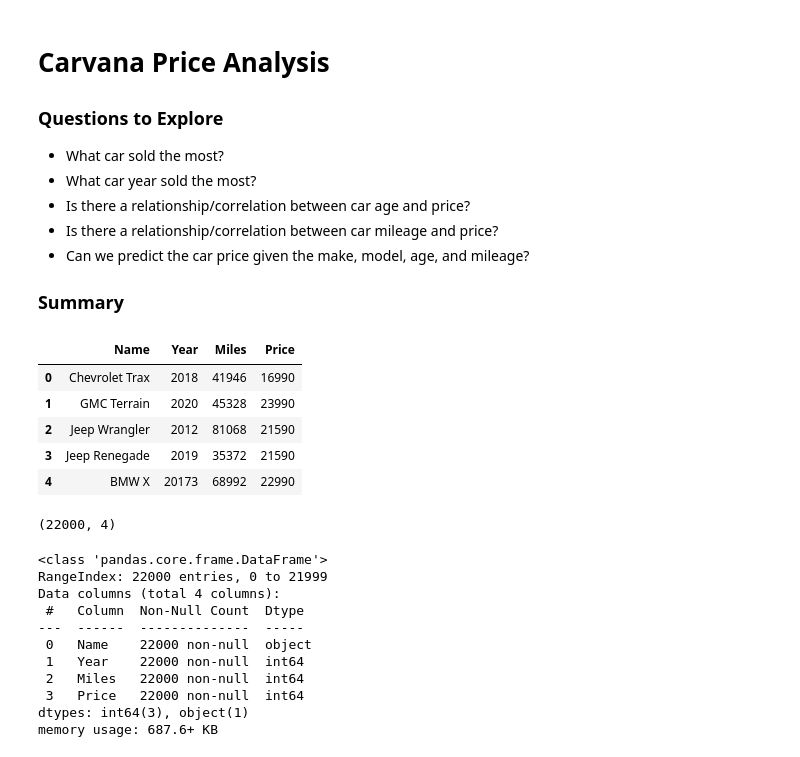
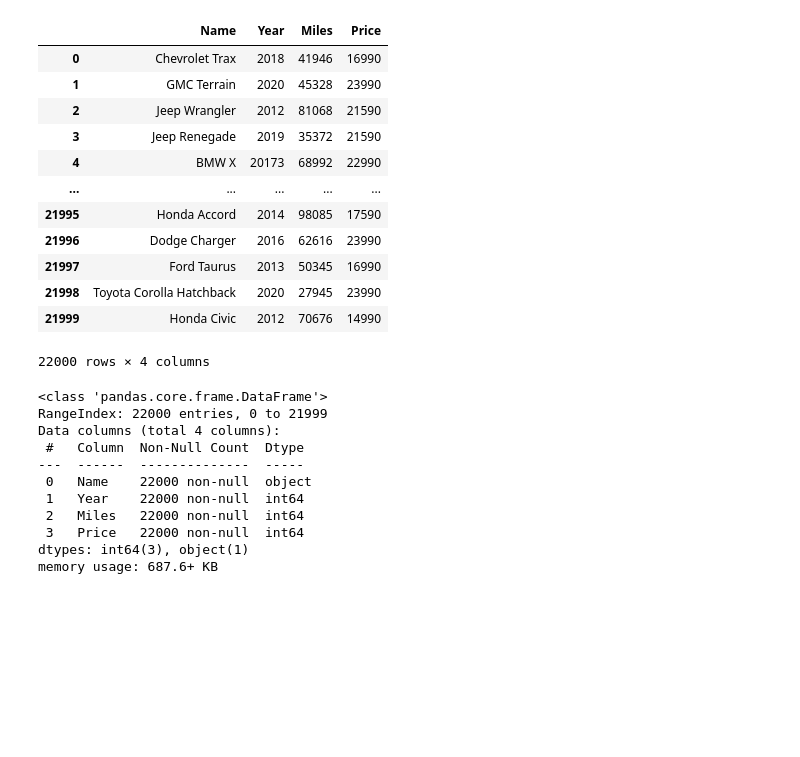
Before and after one commit to dylanjones248/Data-Science-Portfolio, a Jupyter notebook: Carvana Price Predictor.ipynb, the cells around one changed output. Saved outputs shown, nothing was run; the diff lists cells and outputs as text; code cells hidden in the pictures; blank space fills up the shorter version.

```diff
--- a/Carvana Price Predictor.ipynb
+++ b/Carvana Price Predictor.ipynb
@@ -1,11 +0,0 @@
-# %% [markdown]
-# Carvana Price Analysis
-
-### Questions to Explore
-- What car sold the most?
-- What car year sold the most?
-- Is there a relationship/correlation between car age and price?
-- Is there a relationship/correlation between car mileage and price?
-- Can we predict the car price given the make, model, age, and mileage?
-
-### Summary
@@ -17,19 +13,22 @@ import seaborn as sns
 # %%
-# Import CSV file and explore data
+# Import data set and explore data
 car_data = pd.read_csv('Data/carvana.csv')
 
-car_data.head()
+car_data
 # %% [output]
 |  | Name | Year | Miles | Price |
 | 0 | Chevrolet Trax | 2018 | 41946 | 16990 |
 | 1 | GMC Terrain | 2020 | 45328 | 23990 |
 | 2 | Jeep Wrangler | 2012 | 81068 | 21590 |
 | 3 | Jeep Renegade | 2019 | 35372 | 21590 |
 | 4 | BMW X | 20173 | 68992 | 22990 |
+| ... | ... | ... | ... | ... |
+| 21995 | Honda Accord | 2014 | 98085 | 17590 |
+| 21996 | Dodge Charger | 2016 | 62616 | 23990 |
+| 21997 | Ford Taurus | 2013 | 50345 | 16990 |
+| 21998 | Toyota Corolla Hatchback | 2020 | 27945 | 23990 |
+| 21999 | Honda Civic | 2012 | 70676 | 14990 |
+22000 rows × 4 columns
-# %%
-car_data.shape
-# %% [output]
-(22000, 4)
 # %%
 car_data.info()
 # %% [output]
```
Also changed, not shown: parts of 89 cells of this notebook.
